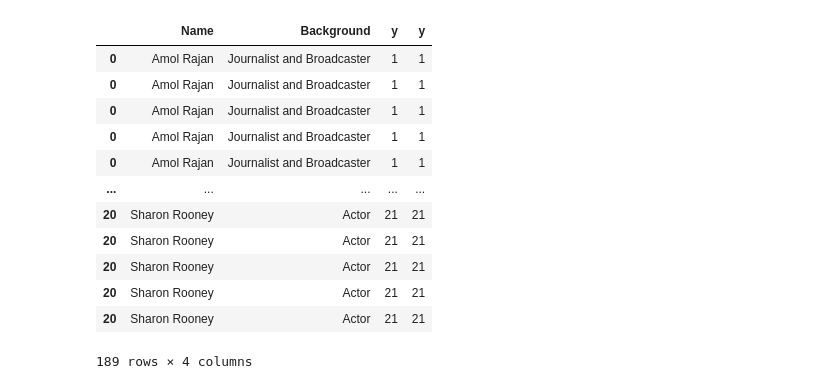
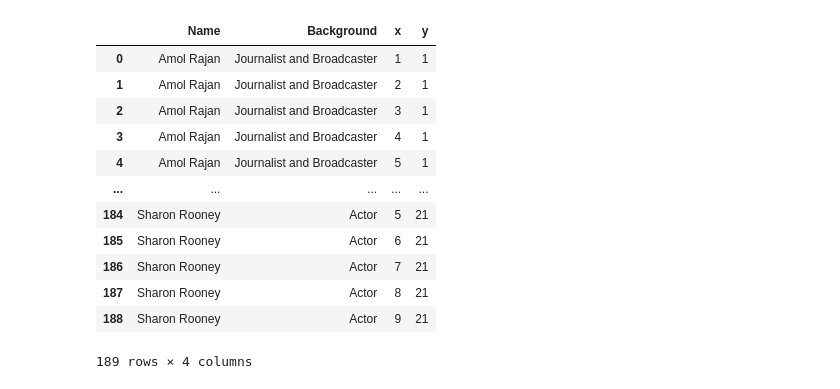
Before and after one commit to TurnerHaa/social-stories, a Jupyter notebook: celebrity_traitors/traitors_chart.ipynb, the cells around one changed output. Saved outputs shown, nothing was run; the diff lists cells and outputs as text; code cells hidden in the pictures.

```diff
--- a/celebrity_traitors/traitors_chart.ipynb
+++ b/celebrity_traitors/traitors_chart.ipynb
@@ -5,32 +6,29 @@ import numpy as np
 # %%
 # setup data frame
 traitors = pd.read_csv('CelebrityTraitors26.csv')
 
 repeat_times = 9
 
 traitors_ext = traitors.loc[np.repeat(traitors.index, repeat_times)].reset_index(drop=True)
 
 start = 1
 end = 22
 
+traitors_ext['x'] = np.tile(range(1, 10), 21)
 traitors_ext['y'] = np.repeat(range(start, end), repeat_times)
 
-
-traitors_ext['x'] = np.repeat(range(start, end), repeat_times)
-
-
 traitors_ext
 # %% [output]
-|  | Name | Background | y | y |
+|  | Name | Background | x | y |
 | 0 | Amol Rajan | Journalist and Broadcaster | 1 | 1 |
-| 0 | Amol Rajan | Journalist and Broadcaster | 1 | 1 |
-| 0 | Amol Rajan | Journalist and Broadcaster | 1 | 1 |
-| 0 | Amol Rajan | Journalist and Broadcaster | 1 | 1 |
-| 0 | Amol Rajan | Journalist and Broadcaster | 1 | 1 |
+| 1 | Amol Rajan | Journalist and Broadcaster | 2 | 1 |
+| 2 | Amol Rajan | Journalist and Broadcaster | 3 | 1 |
+| 3 | Amol Rajan | Journalist and Broadcaster | 4 | 1 |
+| 4 | Amol Rajan | Journalist and Broadcaster | 5 | 1 |
 | ... | ... | ... | ... | ... |
-| 20 | Sharon Rooney | Actor | 21 | 21 |
-| 20 | Sharon Rooney | Actor | 21 | 21 |
-| 20 | Sharon Rooney | Actor | 21 | 21 |
-| 20 | Sharon Rooney | Actor | 21 | 21 |
-| 20 | Sharon Rooney | Actor | 21 | 21 |
+| 184 | Sharon Rooney | Actor | 5 | 21 |
+| 185 | Sharon Rooney | Actor | 6 | 21 |
+| 186 | Sharon Rooney | Actor | 7 | 21 |
+| 187 | Sharon Rooney | Actor | 8 | 21 |
+| 188 | Sharon Rooney | Actor | 9 | 21 |
 189 rows × 4 columns
```
Also changed, not shown: parts of 2 cells of this notebook.
